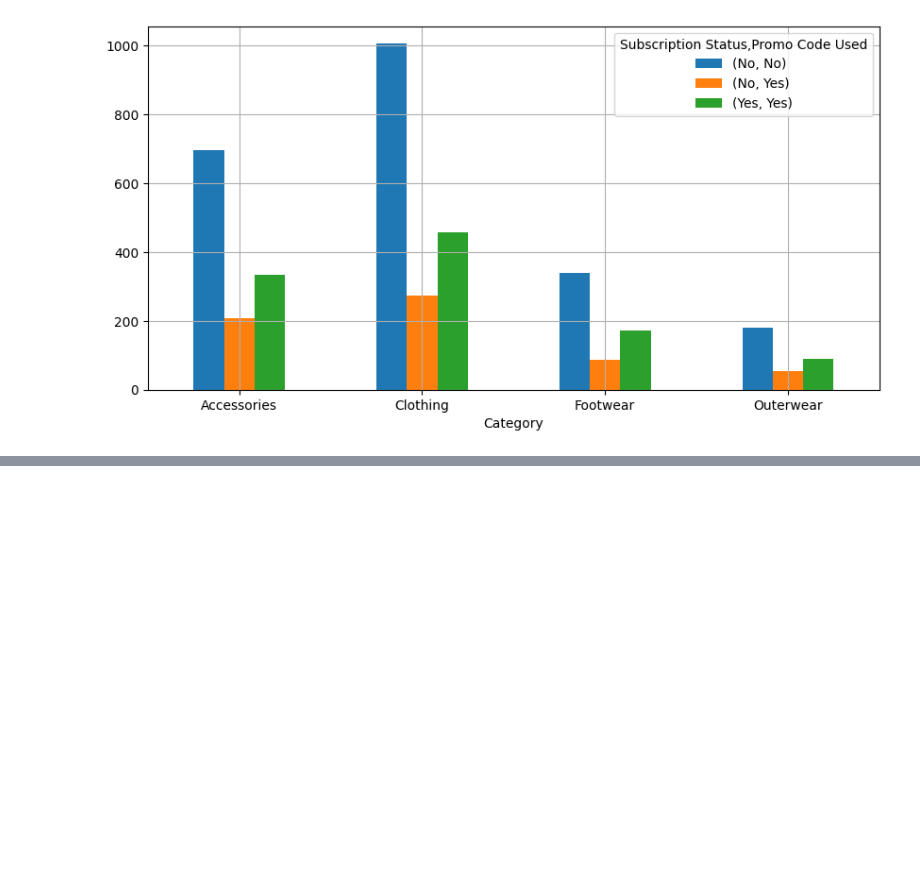
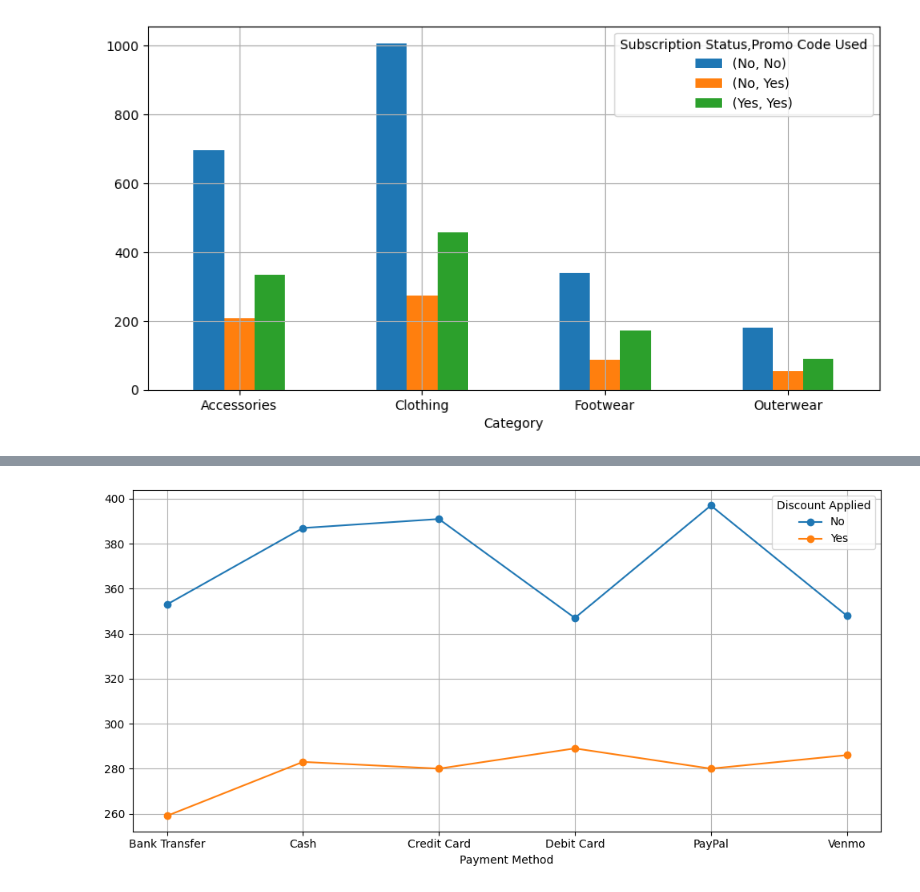
Before and after one commit to Udhay2898/Project, a Jupyter notebook: Agg_code.ipynb, the cells around one changed output, grey strips where cells are left out. Saved outputs shown, nothing was run; the diff lists cells and outputs as text; code cells hidden in the pictures; blank space fills up the shorter version.

```diff
--- a/Agg_code.ipynb
+++ b/Agg_code.ipynb
@@ -239,0 +284,10 @@ plt.show()
+# %%
+g_Gender_pivot.plot.line(figsize = (10,5),marker = 'o',grid = True, legend = True)
+
+plt.xticks(ticks = tick, labels = g_Gender_pivot.index, rotation = 0)
+
+plt.tight_layout()
+
+plt.show()
+# %% [output]
+[figure, added]
```
Also changed, not shown: parts of 5 cells of this notebook.
